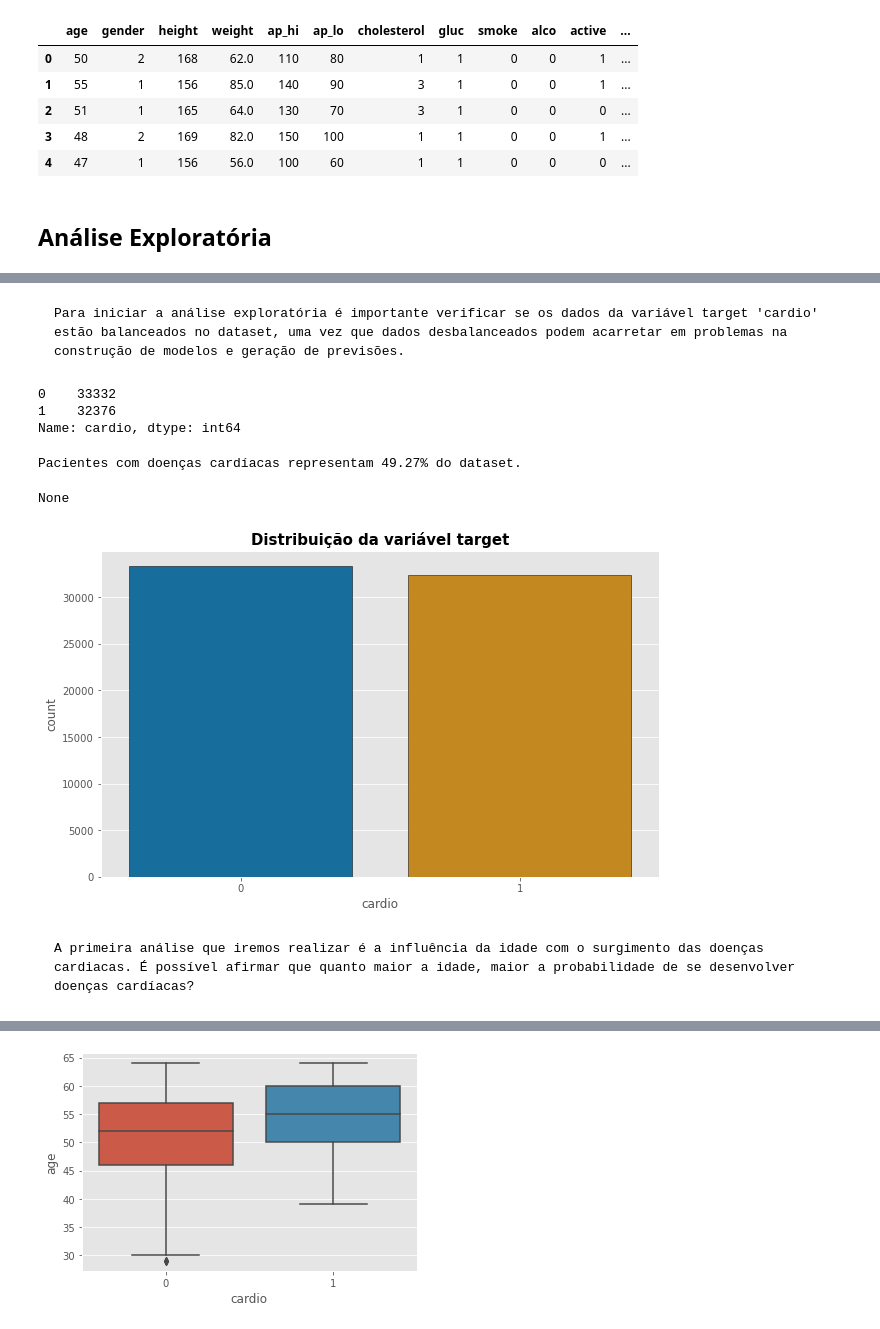
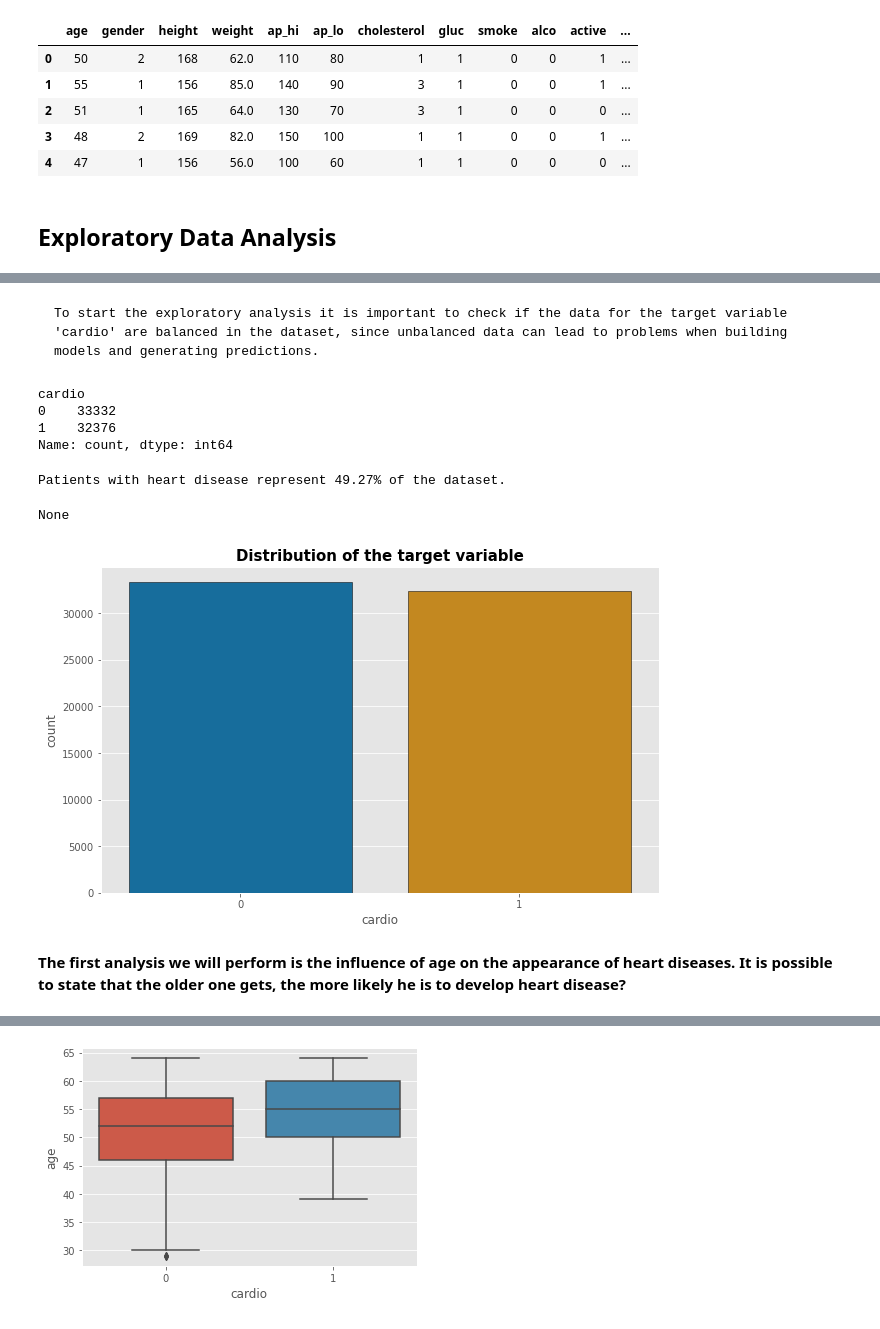
Before and after one commit to robsoncserafim/cardiovascular_project, a Jupyter notebook: cardio_vasc_project.ipynb, the cells around one changed output, grey strips where cells are left out. Drawn from its saved outputs; the diff is of its cells as text; code cells hidden in the pictures.

```diff
--- a/cardio_vasc_project.ipynb
+++ b/cardio_vasc_project.ipynb
@@ -166,7 +178,7 @@ df.head()
 | 3 | 48 | 2 | 169 | 82.0 | 150 | 100 | 1 | 1 | 0 | 0 | 1 | ... |
 | 4 | 47 | 1 | 156 | 56.0 | 100 | 60 | 1 | 1 | 0 | 0 | 0 | ... |
 # %% [markdown]
-## Análise Exploratória
+## Exploratory Data Analysis
 # %%
 df.describe()
 # %% [output]
@@ -180,31 +192,32 @@ df.describe()
 | 75% | 58.000000 | 2.000000 | 170.000000 | 82.000000 | 140.000000 | 90.00000 | 1.000000 | 1.000000 | 0.000000 | 0.000000 | 1.000000 | ... |
 | max | 64.000000 | 2.000000 | 186.000000 | 200.000000 | 170.000000 | 100.00000 | 3.000000 | 3.000000 | 1.000000 | 1.000000 | 1.000000 | ... |
 # %% [markdown]
-    Para iniciar a análise exploratória é importante verificar se os dados da variável target 'cardio' estão balanceados no dataset, uma vez que dados desbalanceados podem acarretar em problemas na construção de modelos e geração de previsões.
+    To start the exploratory analysis it is important to check if the data for the target variable 'cardio' are balanced in the dataset, since unbalanced data can lead to problems when building models and generating predictions.
 # %%
-# Verificando a distribuição da variável 'cardio' no dataset:
+# Checking the distribution of the variable 'cardio' in the dataset:
 # Get a count of the number of individuals with cardio
 
 display (df['cardio'].value_counts());
-display (print("\nPacientes com doenças cardíacas representam {:.2f}% do dataset.\n".format((df[df.cardio == 1].shape[0] / df.shape[0]) * 100)));
+display (print("\nPatients with heart disease represent {:.2f}% of the dataset.\n".format((df[df.cardio == 1].shape[0] / df.shape[0]) * 100)));
 # %% [output]
+cardio
 0    33332
 1    32376
-Name: cardio, dtype: int64
+Name: count, dtype: int64
-Pacientes com doenças cardíacas representam 49.27% do dataset.
+Patients with heart disease represent 49.27% of the dataset.
 None
 # %%
 #Estilo / design para os gráficos
 plt.style.use('ggplot')
 # %%
 # visualize the amount of cardio disease in the dataset
-# Podemos afirmar que a variável target está balanceada ao longo do dataset
+# We can say that the target variable is balanced across the dataset
 
 plt.figure(figsize=(10,6))
 fig = sns.countplot(x='cardio', data=df, palette='colorblind', edgecolor='black')
-fig.set_title('Distribuição da variável target', fontsize = 15, weight = 'bold');
+fig.set_title('Distribution of the target variable', fontsize = 15, weight = 'bold');
 # %% [output]
-[figure, old version]
+[figure, new version]
 # %% [markdown]
-    A primeira análise que iremos realizar é a influência da idade com o surgimento das doenças cardiacas. É possível afirmar que quanto maior a idade, maior a probabilidade de se desenvolver doenças cardíacas?
+ **The first analysis we will perform is the influence of age on the appearance of heart diseases. It is possible to state that the older one gets, the more likely he is to develop heart disease?**
 # %%
```
Also changed, not shown: parts of 38 cells of this notebook.
